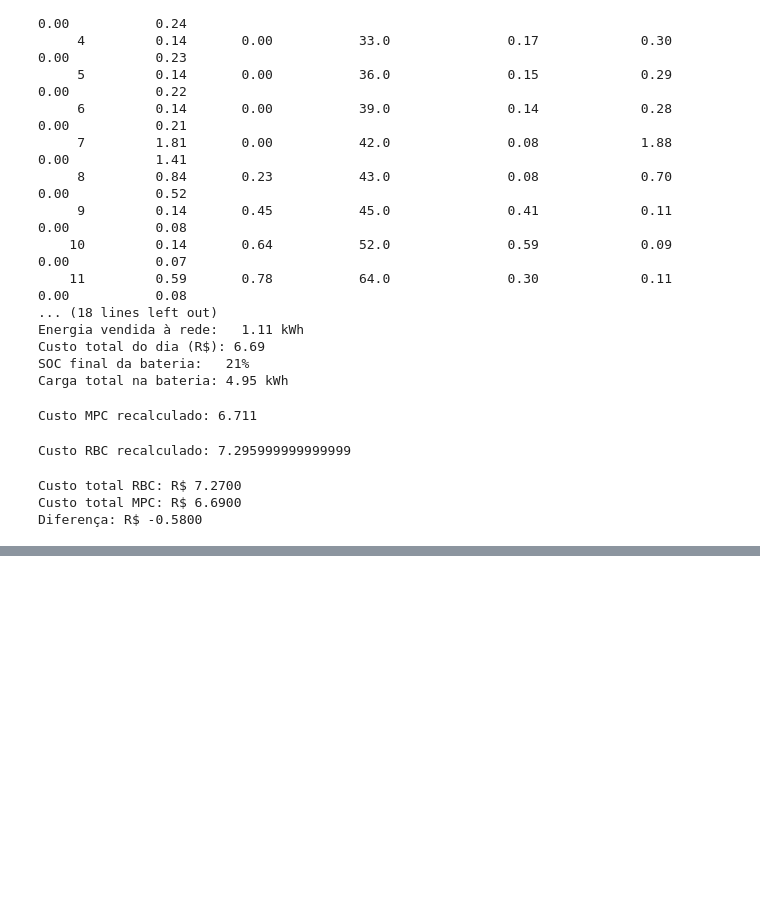
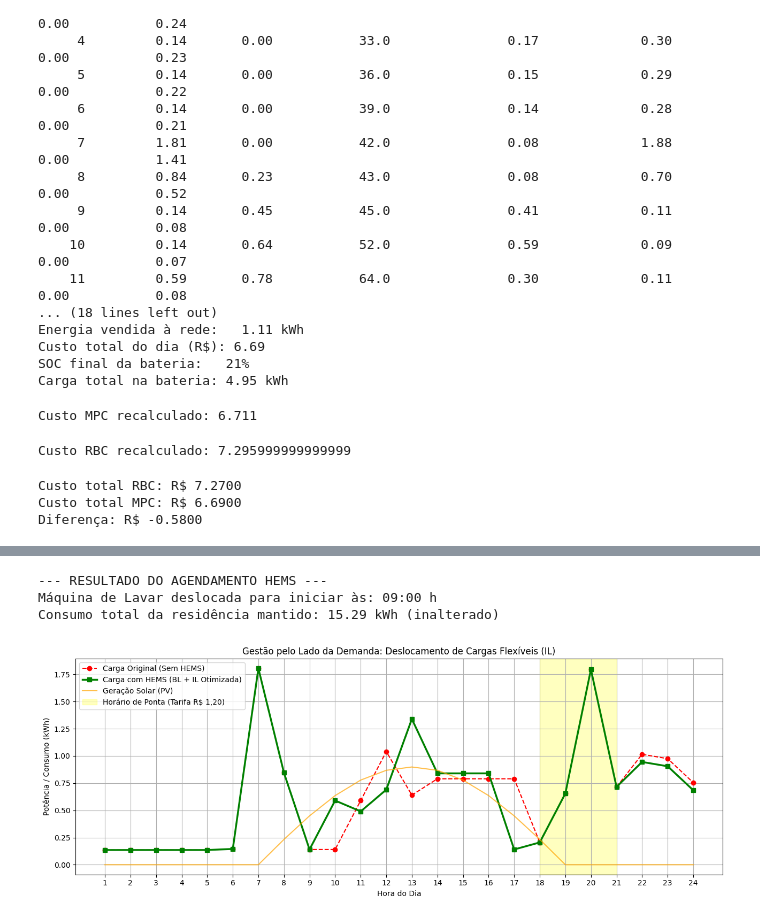
Before and after one commit to pedroMB03/TCC--SmartGrid-com-MPC, a Jupyter notebook: main.ipynb, the cells around one changed output, grey strips where cells are left out. Cells and saved outputs as stored; diff of their text form; code cells hidden in the pictures; blank space fills up the shorter version.

```diff
--- a/main.ipynb
+++ b/main.ipynb
@@ -664,0 +667,13 @@ Diferença: R$ -0.5800
+# %%
+equipamentos_bl = {
+    "Geladeira": geladeira,
+    "Standby": standby,
+    "Iluminação": iluminacao,
+    "Chuveiro": chuveiro,
+    "Cozinha": cozinha,
+    "Televisão": televisao
+}
+# %%
+perfil_bl = np.sum(list(equipamentos_bl.values()), axis=0)
+# %%
+ciclo_lavar = np.array([0.45, 0.35])
@@ -664,0 +712,33 @@ Diferença: R$ -0.5800
+# %%
+perfil_hems, maquina_opt, ar_opt, hora_lavar_opt = otimizar_cargas(perfil_bl, geracao_solar_mpc[:HORAS_DIA], tarifa_import_mpc[:HORAS_DIA])
+# %%
+print(f"--- RESULTADO DO AGENDAMENTO HEMS ---")
+print(f"Máquina de Lavar deslocada para iniciar às: {hora_lavar_opt:02d}:00 h")
+print(f"Consumo total da residência mantido: {perfil_hems.sum():.2f} kWh (inalterado)")
+# %% [output]
+--- RESULTADO DO AGENDAMENTO HEMS ---
+Máquina de Lavar deslocada para iniciar às: 09:00 h
+Consumo total da residência mantido: 15.29 kWh (inalterado)
+# %%
+horas_plot = np.arange(1, HORAS_DIA + 1)
+
+fig, ax = plt.subplots(figsize=(13, 5))
+
+# Plot do perfil original vs otimizado
+ax.plot(horas_plot, perfil_residencia, label="Carga Original (Sem HEMS)", color="red", linestyle="--", marker="o")
+ax.plot(horas_plot, perfil_hems, label="Carga com HEMS (BL + IL Otimizada)", color="green", linewidth=2.5, marker="s")
+ax.plot(horas_plot, geracao_solar_real[:HORAS_DIA], label="Geração Solar (PV)", color="orange", alpha=0.7)
+
+# Destaca o horário de ponta
+ax.axvspan(18, 21, color="yellow", alpha=0.25, label="Horário de Ponta (Tarifa R$ 1,20)")
+
+ax.set_title("Gestão pelo Lado da Demanda: Deslocamento de Cargas Flexíveis (IL)")
+ax.set_xlabel("Hora do Dia")
+ax.set_ylabel("Potência / Consumo (kWh)")
+ax.set_xticks(horas_plot)
+ax.grid(True)
+ax.legend()
+plt.tight_layout()
+plt.show()
+# %% [output]
+[figure, added]
```
Also changed, not shown: parts of 3 cells of this notebook.
